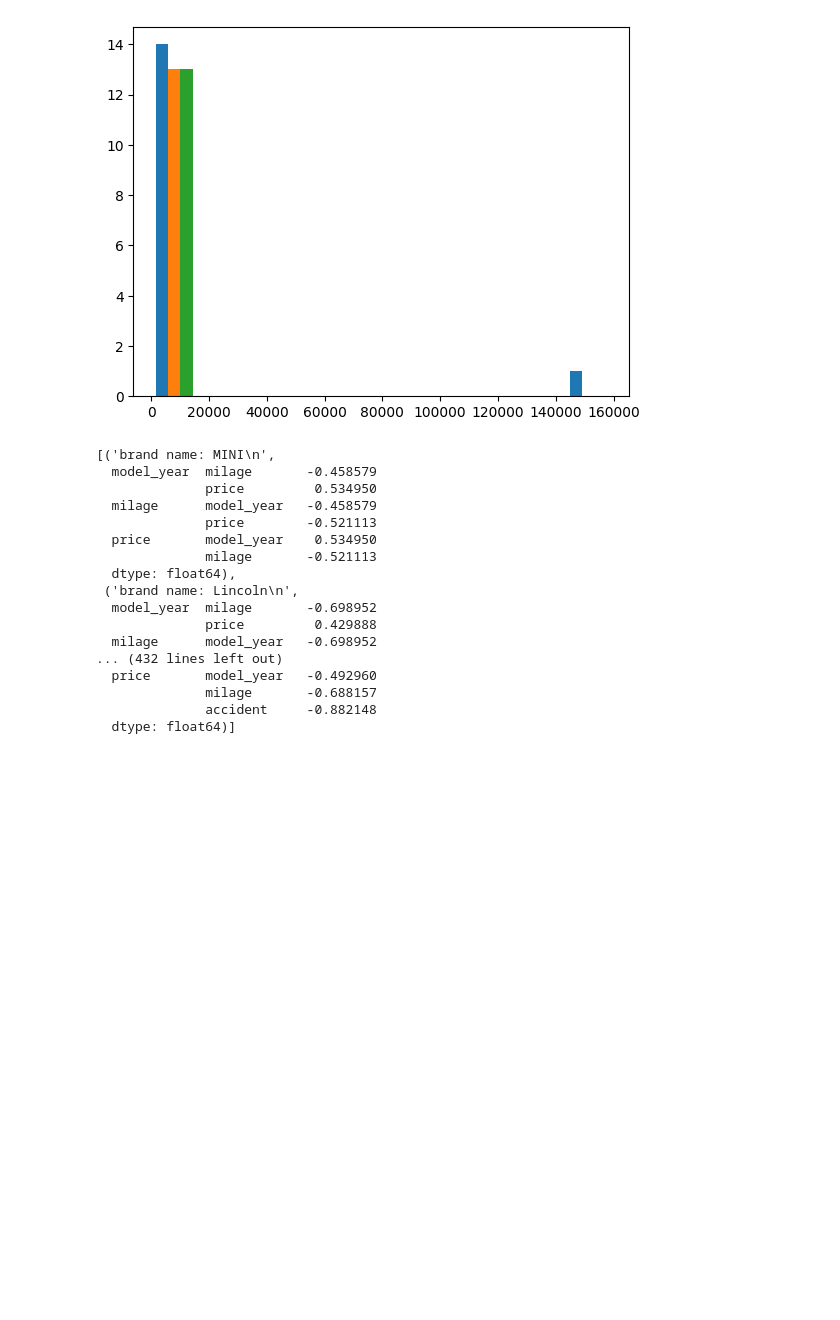
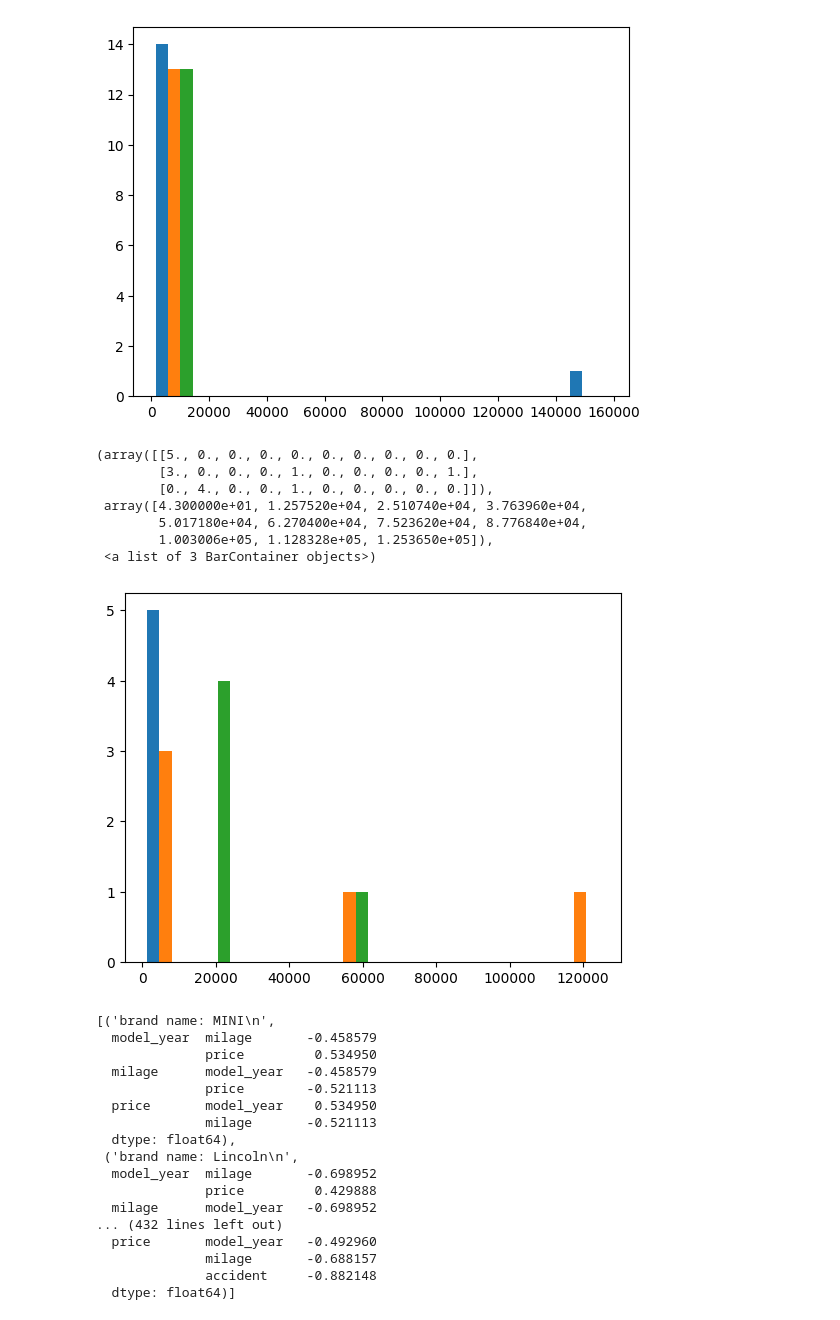
Before and after one commit to f-lost/esercizi_stefano, a Jupyter notebook: corso_python/20.11/Es_Gruppo/analisi_dati.ipynb, the cells around one changed output. Cells and saved outputs as stored; diff of their text form; code cells hidden in the pictures; blank space fills up the shorter version.

```diff
--- a/corso_python/20.11/Es_Gruppo/analisi_dati.ipynb
+++ b/corso_python/20.11/Es_Gruppo/analisi_dati.ipynb
@@ -181,4 +186,15 @@ plt.hist(price_group)
          95559.6, 111486.2, 127412.8, 143339.4, 159266. ]),
  <a list of 3 BarContainer objects>)
 [figure]
+# %%
+plt.hist(milage_group)
+# %% [output]
+(array([[5., 0., 0., 0., 0., 0., 0., 0., 0., 0.],
+        [3., 0., 0., 0., 1., 0., 0., 0., 0., 1.],
+        [0., 4., 0., 0., 1., 0., 0., 0., 0., 0.]]),
+ array([4.300000e+01, 1.257520e+04, 2.510740e+04, 3.763960e+04,
+        5.017180e+04, 6.270400e+04, 7.523620e+04, 8.776840e+04,
+        1.003006e+05, 1.128328e+05, 1.253650e+05]),
+ <a list of 3 BarContainer objects>)
+[figure, added]
 # %%
```
Also changed, not shown: parts of 4 cells of this notebook.
